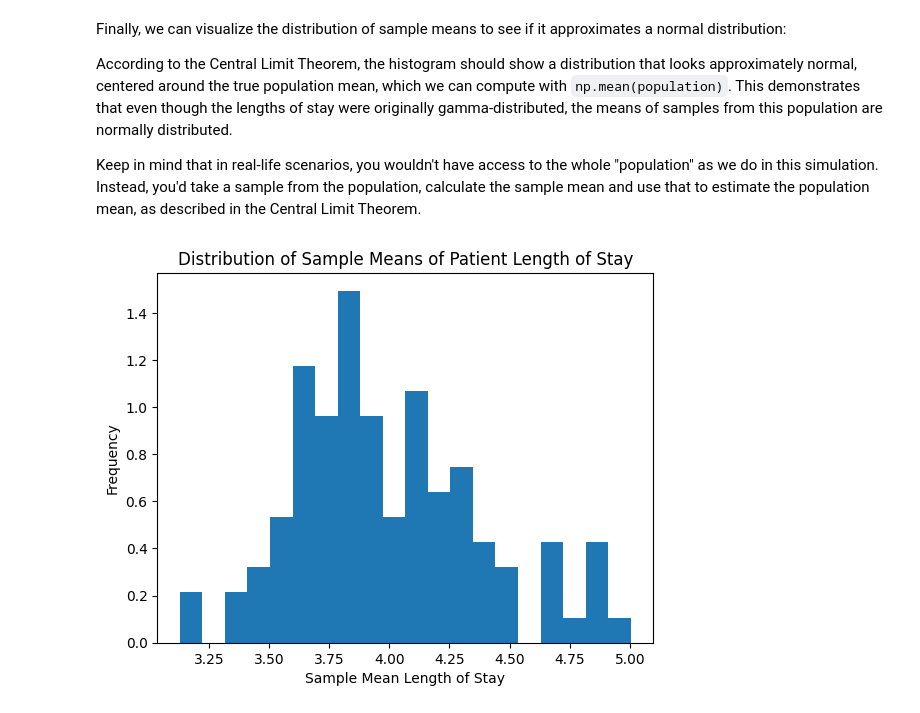
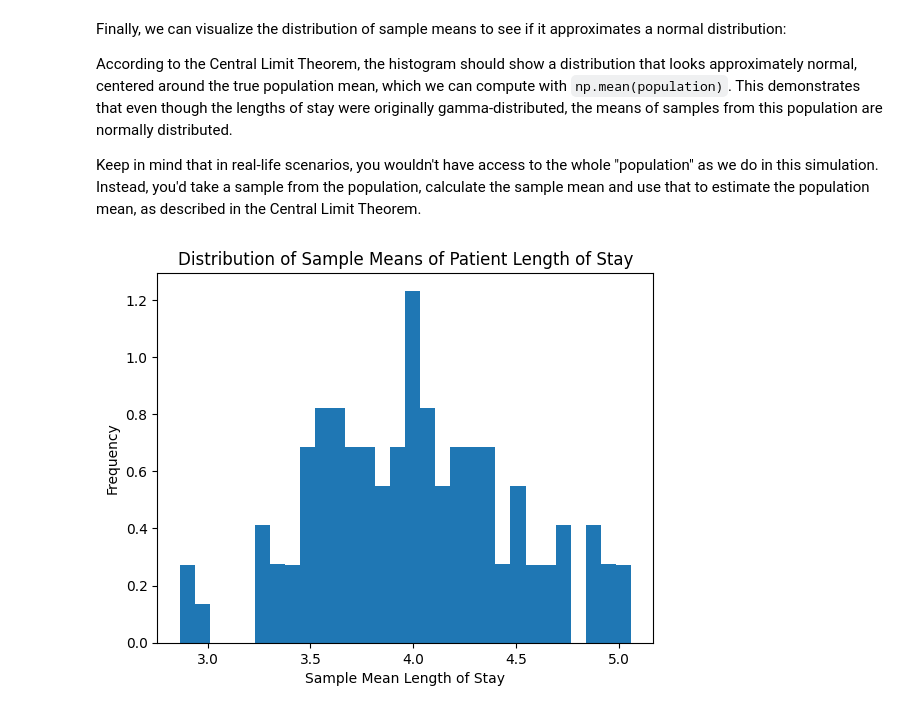
Before and after one commit to jnikhilreddy/Introduction-to-Statistics-in-Python, a Jupyter notebook: 4_Sampling-and-CLT.ipynb, the cells around one changed output. Cells and saved outputs as stored; diff of their text form; code cells hidden in the pictures.

```diff
--- a/4_Sampling-and-CLT.ipynb
+++ b/4_Sampling-and-CLT.ipynb
@@ -10,7 +10,9 @@ import matplotlib.pyplot as plt
 np.random.seed(0)
 
 # Parameters for the gamma distribution
-shape, scale = 2., 2.
+shape, scale = 2, 2.
 
 # Generate the "population"
 population = np.random.gamma(shape, scale, 1000000)
+
+plt.plot(population)
@@ -21,7 +26,7 @@ Now, we'll repeatedly sample from this population and record the sample means:
 n_samples = 100
 
 # Size of each sample
-sample_size = 40
+sample_size = 30
 
 # Store the sample means here
 sample_means = []
@@ -40,10 +45,10 @@ According to the Central Limit Theorem, the histogram should show a distribution
 
 Keep in mind that in real-life scenarios, you wouldn't have access to the whole "population" as we do in this simulation. Instead, you'd take a sample from the population, calculate the sample mean and use that to estimate the population mean, as described in the Central Limit Theorem.
 # %%
-plt.hist(sample_means, bins=20, density=True)
+plt.hist(sample_means, bins=30, density=True)
 plt.xlabel('Sample Mean Length of Stay')
 plt.ylabel('Frequency')
 plt.title('Distribution of Sample Means of Patient Length of Stay')
 plt.show()
 # %% [output]
-[figure, old version]
+[figure, new version]
```
Also changed, not shown: parts of 1 cell of this notebook.
